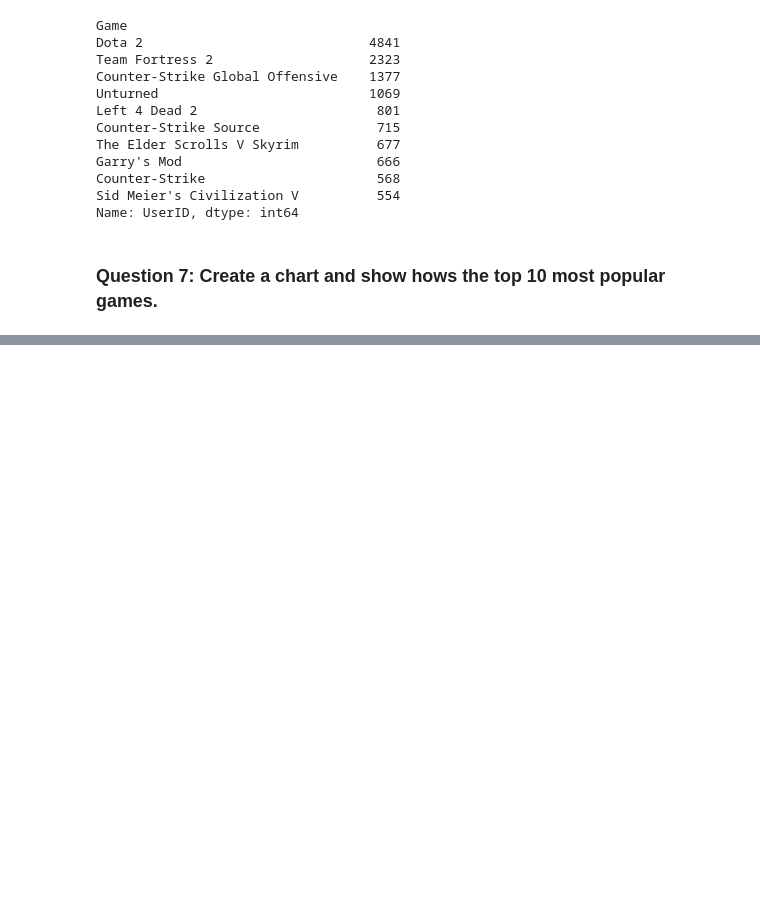
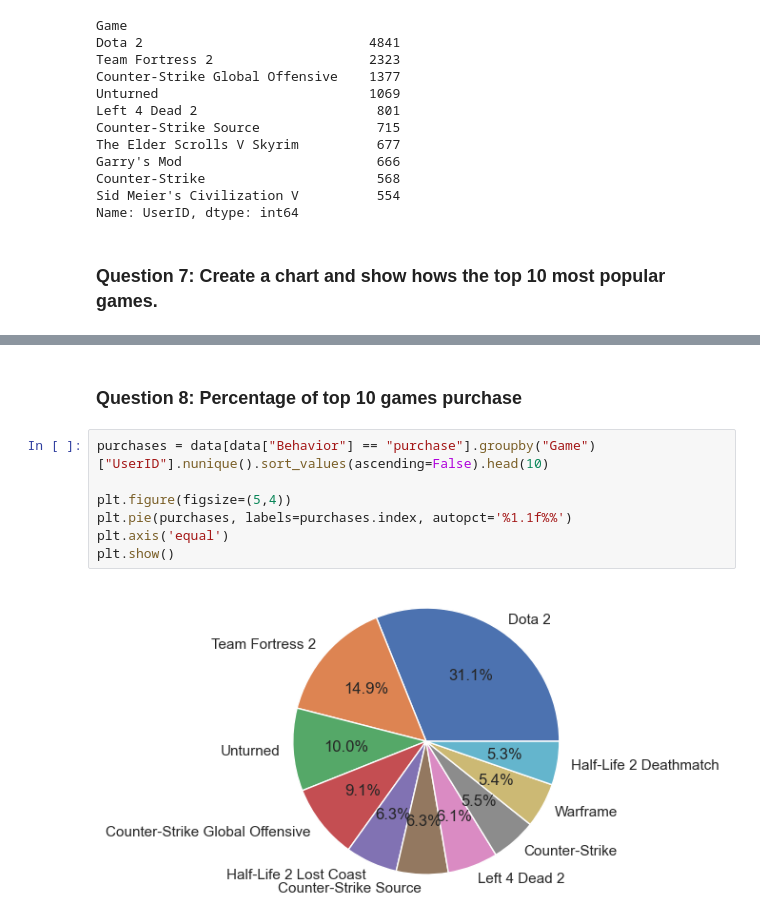
Before and after one commit to StrawberryAkai/HtH_FinaProject, a Jupyter notebook: data.ipynb, the cells around one changed output, grey strips where cells are left out. Cells and saved outputs as stored; diff of their text form; blank space fills up the shorter version.

```diff
--- a/data.ipynb
+++ b/data.ipynb
@@ -99,0 +99,11 @@ Passing `palette` without assigning `hue` is deprecated and will be removed in v
+# %% [markdown]
+### Question 8: Percentage of top 10 games purchase
+# %%
+purchases = data[data["Behavior"] == "purchase"].groupby("Game")["UserID"].nunique().sort_values(ascending=False).head(10)
+
+plt.figure(figsize=(5,4))
+plt.pie(purchases, labels=purchases.index, autopct='%1.1f%%')
+plt.axis('equal')
+plt.show()
+# %% [output]
+[figure, added]
```
Also changed, not shown: parts of 2 cells of this notebook, 1 other file.
